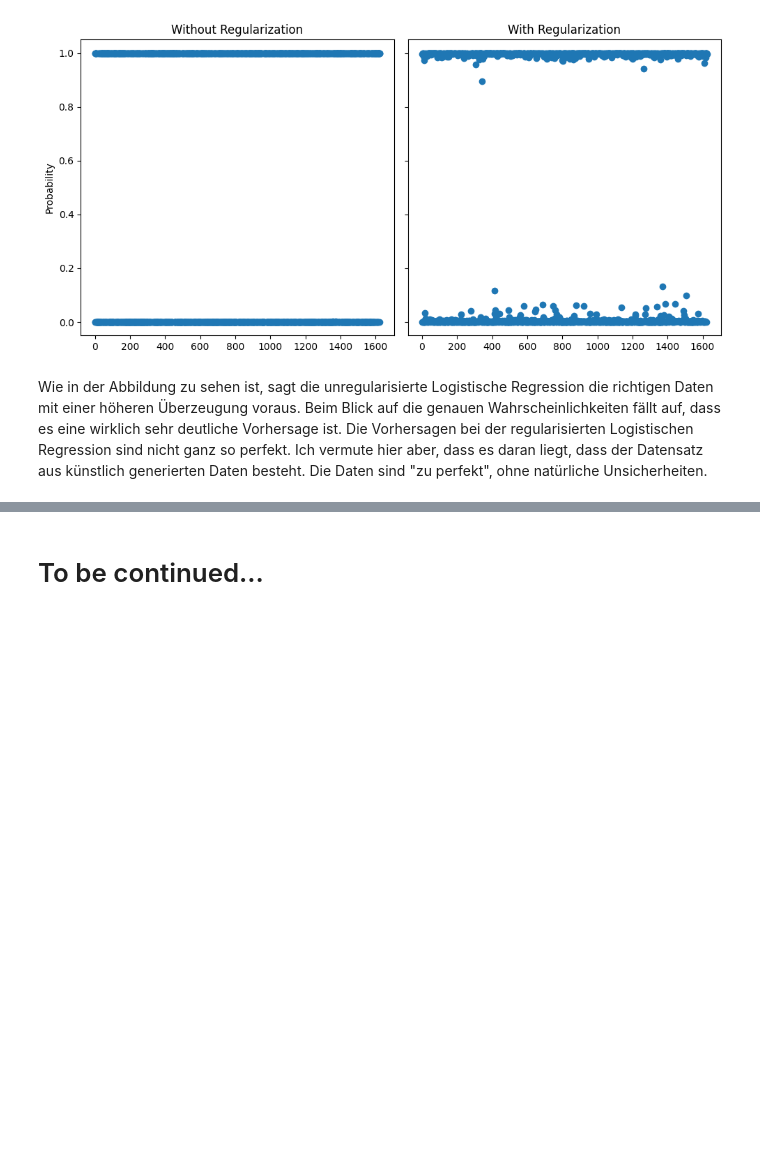
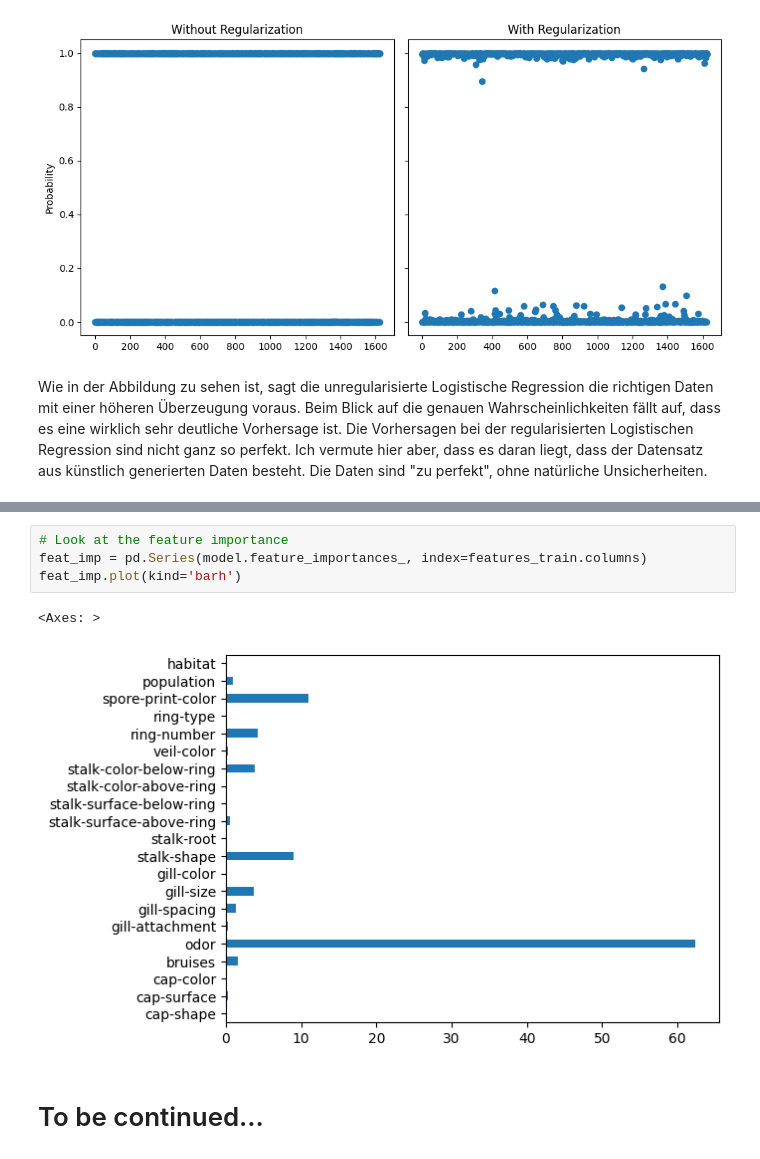
Before and after one commit to mmlau/Can-I-eat-it, a Jupyter notebook: notebooks/2_model_selection.ipynb, the cells around one changed output, grey strips where cells are left out. Drawn from its saved outputs; the diff is of its cells as text; blank space fills up the shorter version.

```diff
--- a/notebooks/2_model_selection.ipynb
+++ b/notebooks/2_model_selection.ipynb
@@ -221,2 +357,9 @@ Ich vermute hier aber, dass es daran liegt, dass der Datensatz aus künstlich ge
+# %%
+# Look at the feature importance
+feat_imp = pd.Series(model.feature_importances_, index=features_train.columns)
+feat_imp.plot(kind='barh')
+# %% [output]
+<Axes: >
+[figure, added]
 # %% [markdown]
 # To be continued...
```
Also changed, not shown: parts of 11 cells of this notebook.
